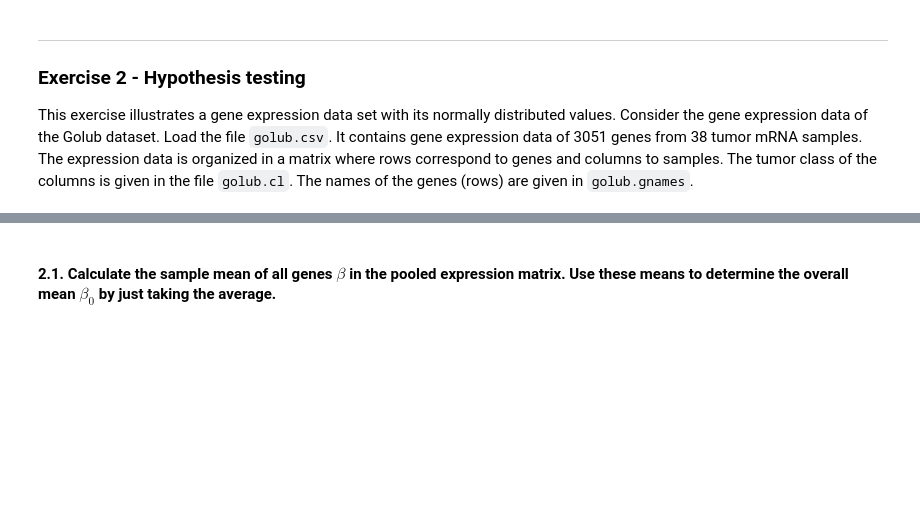
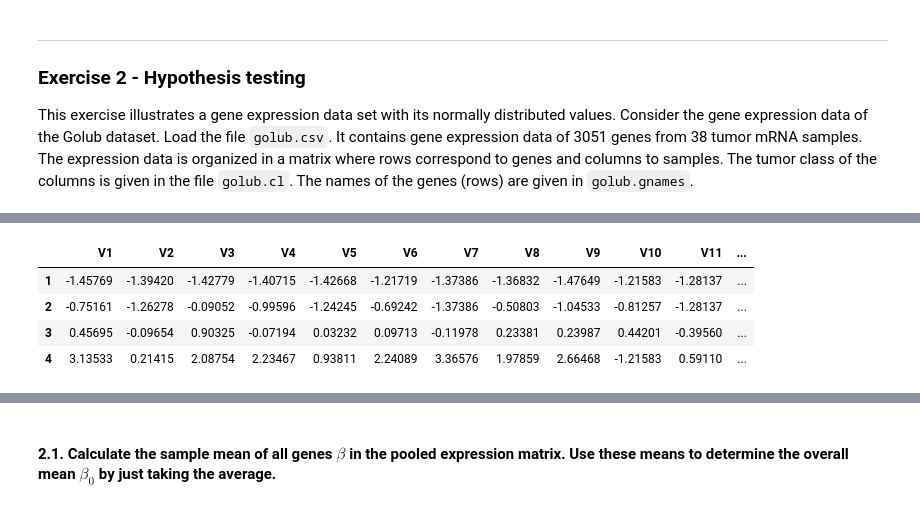
Before and after one commit to FabriceBeaumont/MA-INF_4216_Biomedical_DS_and_AI, a Jupyter notebook: Sheet3/Assignment3_Solutions.ipynb, the cells around one changed output, grey strips where cells are left out. Saved outputs shown, nothing was run; the diff lists cells and outputs as text; code cells hidden in the pictures; blank space fills up the shorter version.

```diff
--- a/Sheet3/Assignment3_Solutions.ipynb
+++ b/Sheet3/Assignment3_Solutions.ipynb
@@ -85,0 +100,5 @@ It contains gene expression data of 3051 genes from 38 tumor mRNA samples. The e
+# %%
+file_path = "/content/drive/MyDrive/Colab Notebooks/MAINF4216_Databases/"
+db_golub_tumorClass = pd.read_csv(file_path + "golub.cl.csv", index_col='Unnamed: 0')
+db_golub_genes = pd.read_csv(file_path + "golub.csv", index_col='Unnamed: 0')
+db_golub_gnames = pd.read_csv(file_path + "golub.gnames.csv", index_col='Unnamed: 0')
@@ -85,0 +113,8 @@ It contains gene expression data of 3051 genes from 38 tumor mRNA samples. The e
+# %%
+db_golub_genes.head(4)
+# %% [output]
+|  | V1 | V2 | V3 | V4 | V5 | V6 | V7 | V8 | V9 | V10 | V11 | ... |
+| 1 | -1.45769 | -1.39420 | -1.42779 | -1.40715 | -1.42668 | -1.21719 | -1.37386 | -1.36832 | -1.47649 | -1.21583 | -1.28137 | ... |
+| 2 | -0.75161 | -1.26278 | -0.09052 | -0.99596 | -1.24245 | -0.69242 | -1.37386 | -0.50803 | -1.04533 | -0.81257 | -1.28137 | ... |
+| 3 | 0.45695 | -0.09654 | 0.90325 | -0.07194 | 0.03232 | 0.09713 | -0.11978 | 0.23381 | 0.23987 | 0.44201 | -0.39560 | ... |
+| 4 | 3.13533 | 0.21415 | 2.08754 | 2.23467 | 0.93811 | 2.24089 | 3.36576 | 1.97859 | 2.66468 | -1.21583 | 0.59110 | ... |
```
Also changed, not shown: parts of 26 cells of this notebook.
